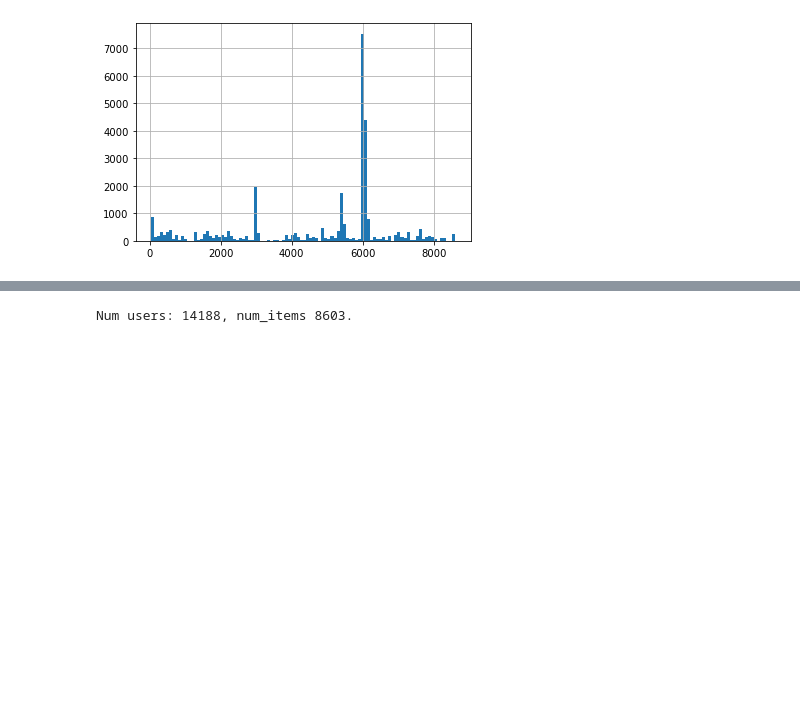
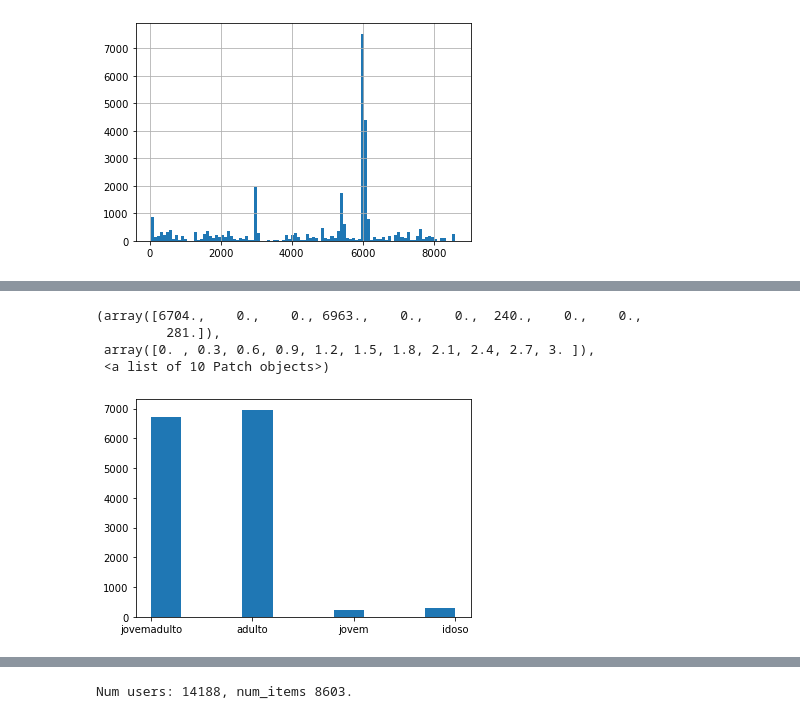
Before and after one commit to flph2/fiap_hackaton, a Jupyter notebook: notebooks/lightfm3.ipynb, the cells around one changed output, grey strips where cells are left out. Cells and saved outputs as stored; diff of their text form; code cells hidden in the pictures; blank space fills up the shorter version.

```diff
--- a/notebooks/lightfm3.ipynb
+++ b/notebooks/lightfm3.ipynb
@@ -115,3 +141,11 @@ df_clientes.sample(2)
+# %%
+plt.hist(df_clientes['idade'])
+# %% [output]
+(array([6704.,    0.,    0., 6963.,    0.,    0.,  240.,    0.,    0.,
+         281.]),
+ array([0. , 0.3, 0.6, 0.9, 1.2, 1.5, 1.8, 2.1, 2.4, 2.7, 3. ]),
+ <a list of 10 Patch objects>)
+[figure, added]
 # %%
 df_produtos.sample(2)
 # %% [output]
```
Also changed, not shown: parts of 32 cells of this notebook.
